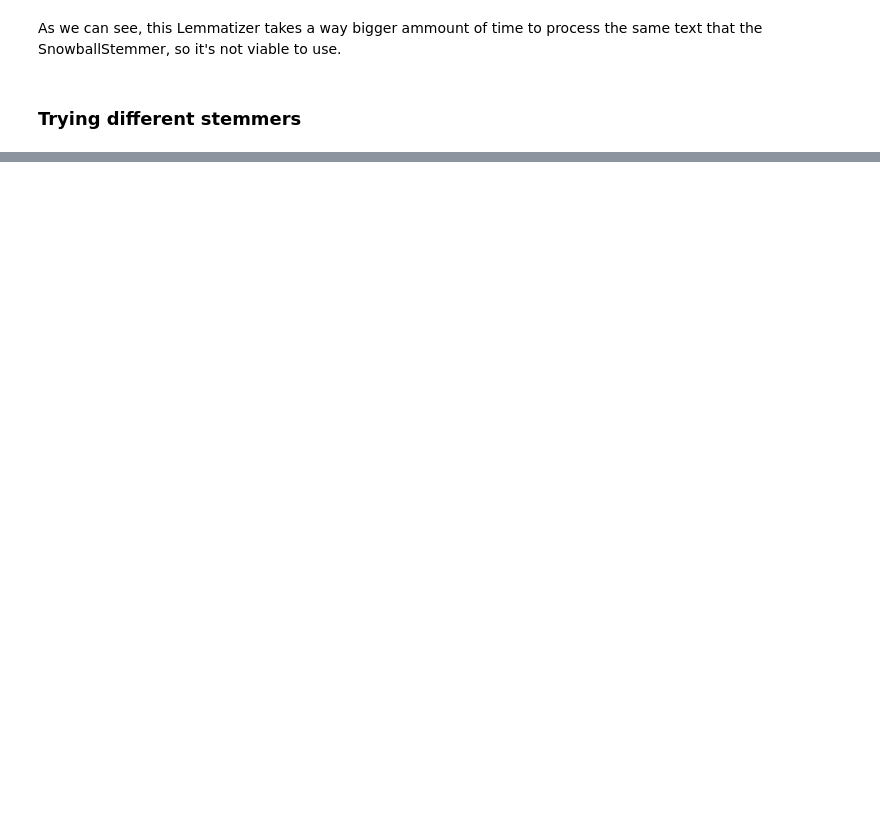
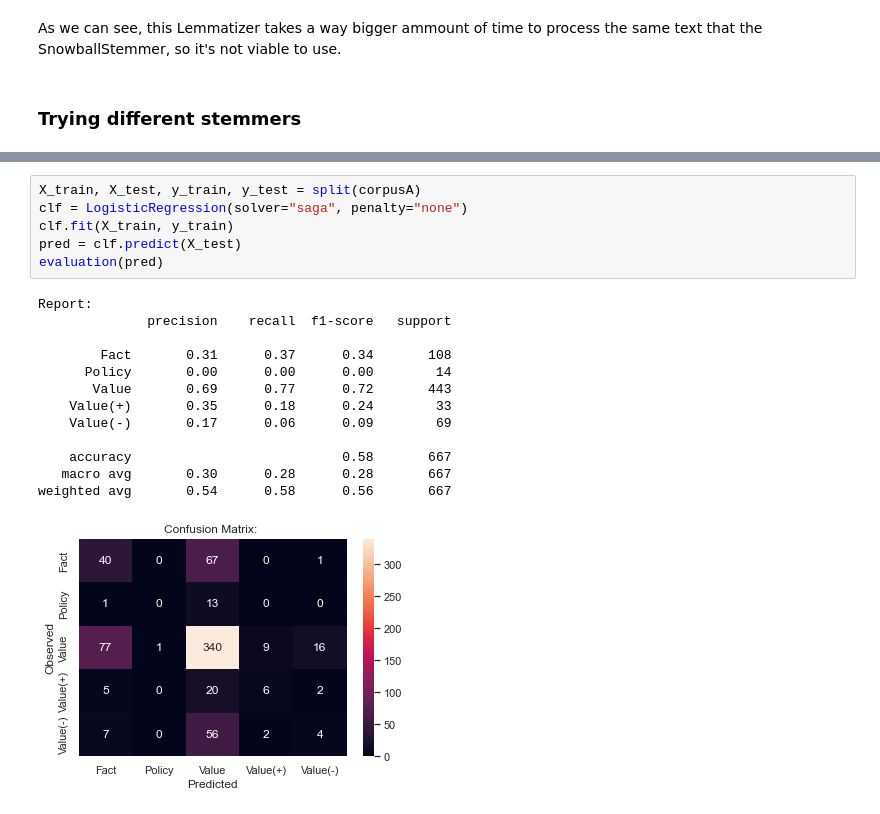
Before and after one commit to claramoreirag/FEUP-NLP, a Jupyter notebook: adu-classifier.ipynb, the cells around one changed output, grey strips where cells are left out. Drawn from its saved outputs; the diff is of its cells as text; blank space fills up the shorter version.

```diff
--- a/adu-classifier.ipynb
+++ b/adu-classifier.ipynb
@@ -376,0 +445,20 @@ weighted avg       0.54      0.60      0.54       667
+# %%
+X_train, X_test, y_train, y_test = split(corpusA)
+clf = LogisticRegression(solver="saga", penalty="none")
+clf.fit(X_train, y_train)
+pred = clf.predict(X_test)
+evaluation(pred)
+# %% [output]
+Report:
+              precision    recall  f1-score   support
+
+        Fact       0.31      0.37      0.34       108
+      Policy       0.00      0.00      0.00        14
+       Value       0.69      0.77      0.72       443
+    Value(+)       0.35      0.18      0.24        33
+    Value(-)       0.17      0.06      0.09        69
+
+    accuracy                           0.58       667
+   macro avg       0.30      0.28      0.28       667
+weighted avg       0.54      0.58      0.56       667
+[figure, added]
```
Also changed, not shown: parts of 19 cells of this notebook.
